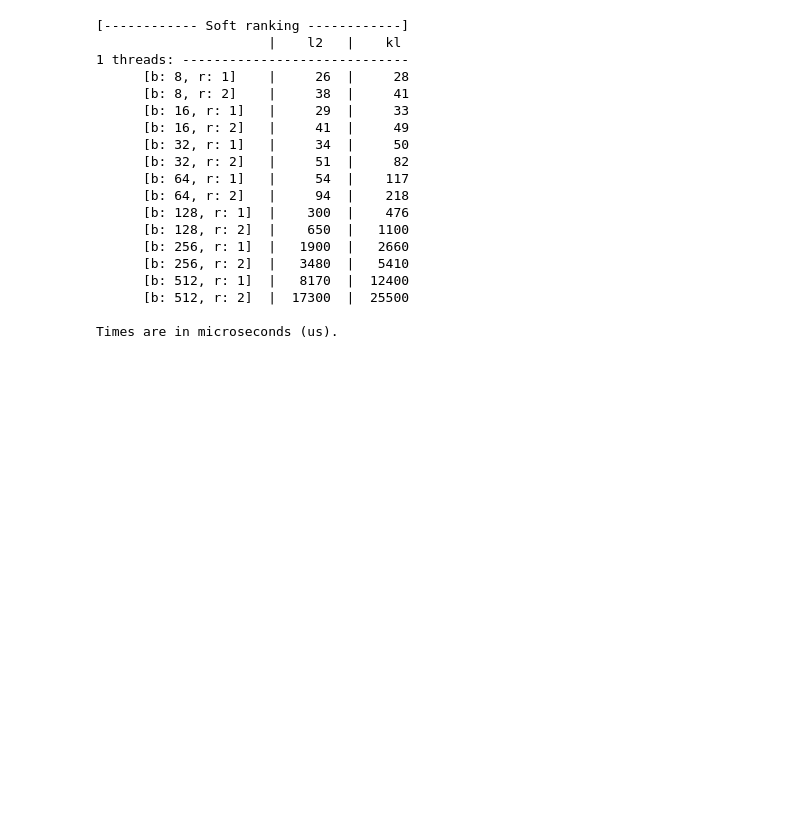
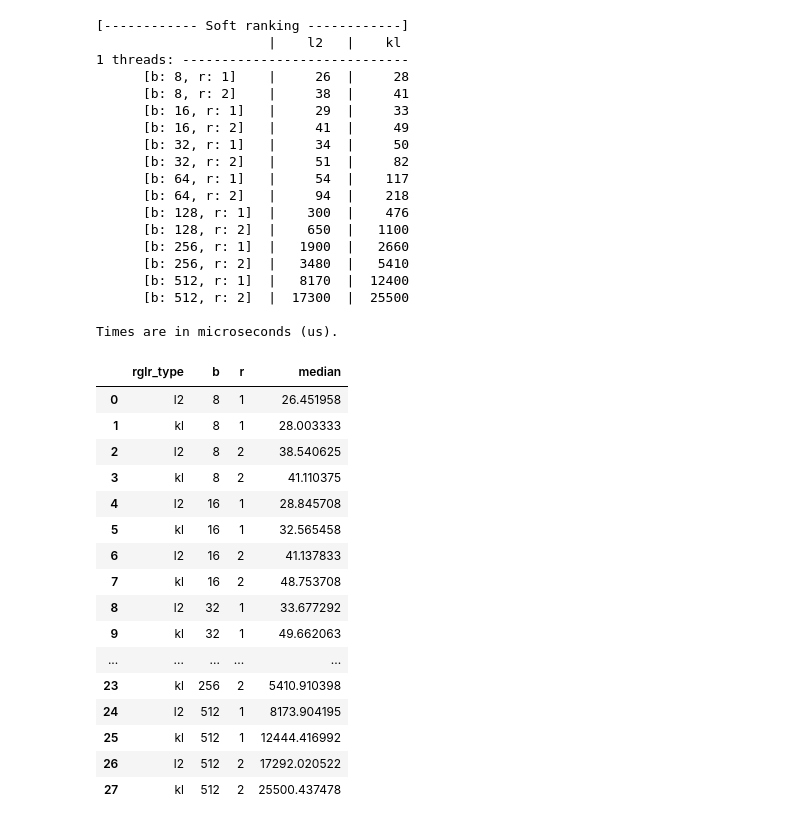
Before and after one commit to mrvnthss/rsa-vision-networks, a Jupyter notebook: notebooks/6.3-mt-differentiable-spearman.ipynb, the cells around one changed output. Saved outputs shown, nothing was run; the diff lists cells and outputs as text; code cells hidden in the pictures; blank space fills up the shorter version.

```diff
--- a/notebooks/6.3-mt-differentiable-spearman.ipynb
+++ b/notebooks/6.3-mt-differentiable-spearman.ipynb
@@ -1175,3 +1176,42 @@ compare.print()
       [b: 512, r: 2]  |  17300  |  25500
 
 Times are in microseconds (us).
+# %%
+pattern = r"b:\s*(\d+),\s*r:\s*(\d+)"
+extracted_results = []
+
+for result in results:
+    # Extract batch size and number of RDMs
+    match = re.search(pattern, result.task_spec.sub_label)
+    b = int(match.group(1))
+    r = int(match.group(2))
+
+    # Store data in list of dictionaries
+    extracted_results.append({
+        "rglr_type": result.task_spec.description,
+        "b": b,
+        "r": r,
+        "median": result.median * 1e6
+    })
+
+# Create DataFrame
+results_df = pd.DataFrame(extracted_results)
+results_df
+# %% [output]
+|  | rglr_type | b | r | median |
+| 0 | l2 | 8 | 1 | 26.451958 |
+| 1 | kl | 8 | 1 | 28.003333 |
+| 2 | l2 | 8 | 2 | 38.540625 |
+| 3 | kl | 8 | 2 | 41.110375 |
+| 4 | l2 | 16 | 1 | 28.845708 |
+| 5 | kl | 16 | 1 | 32.565458 |
+| 6 | l2 | 16 | 2 | 41.137833 |
+| 7 | kl | 16 | 2 | 48.753708 |
+| 8 | l2 | 32 | 1 | 33.677292 |
+| 9 | kl | 32 | 1 | 49.662063 |
+| ... | ... | ... | ... | ... |
+| 23 | kl | 256 | 2 | 5410.910398 |
+| 24 | l2 | 512 | 1 | 8173.904195 |
+| 25 | kl | 512 | 1 | 12444.416992 |
+| 26 | l2 | 512 | 2 | 17292.020522 |
+| 27 | kl | 512 | 2 | 25500.437478 |
```
Also changed, not shown: parts of 2 cells of this notebook.
